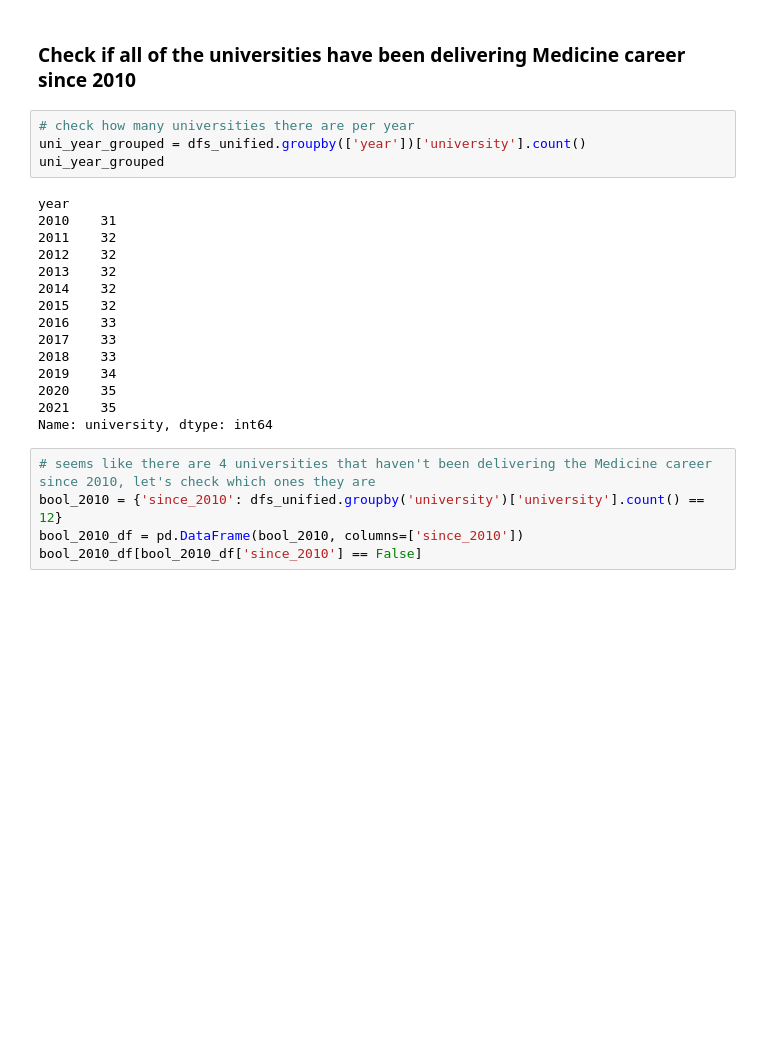
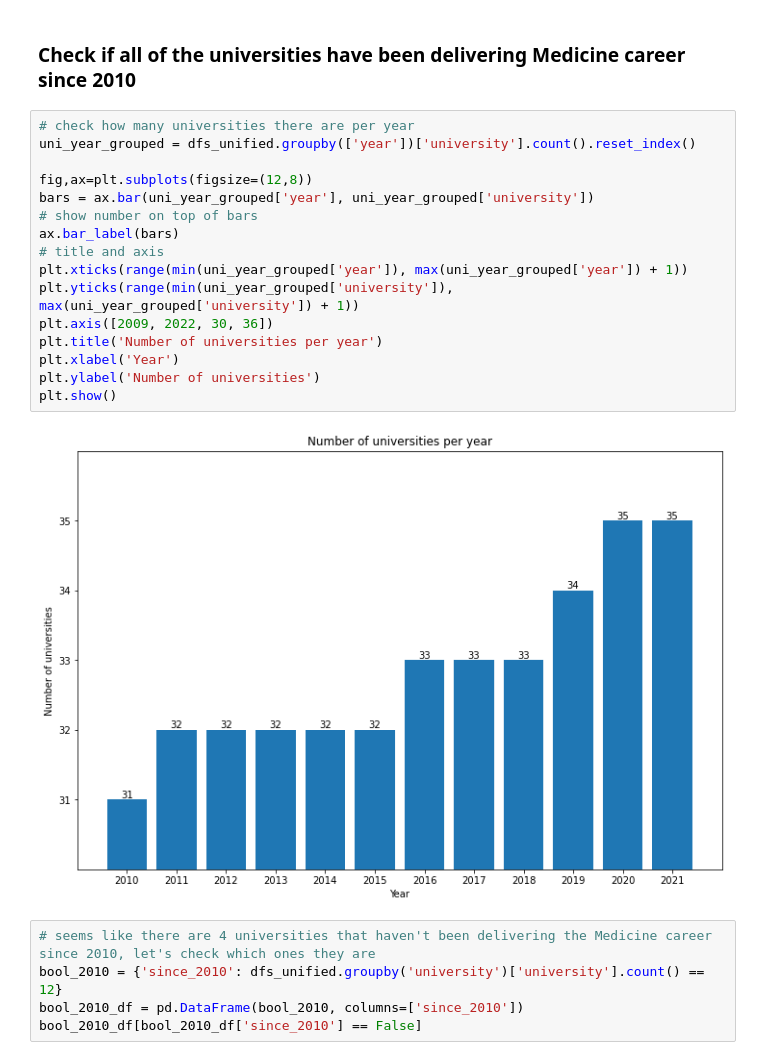
Before and after one commit to MiguelMonederoRubio/MasterDataScience_FinalProject_TFM, a Jupyter notebook: Prediction_Medicine_Selectivity_Scores.ipynb, the cells around one changed output. Saved outputs shown, nothing was run; the diff lists cells and outputs as text; blank space fills up the shorter version.

```diff
--- a/Prediction_Medicine_Selectivity_Scores.ipynb
+++ b/Prediction_Medicine_Selectivity_Scores.ipynb
@@ -346,25 +359,24 @@ all university names are consistent with 2021
 all university names are consistent with 2021
 # %% [markdown]
 ### Check if all of the universities have been delivering Medicine career since 2010
-# %%
-# check how many universities there are per year
-uni_year_grouped = dfs_unified.groupby(['year'])['university'].count()
-uni_year_grouped
-# %% [output]
-year
-2010    31
-2011    32
-2012    32
-2013    32
-2014    32
-2015    32
-2016    33
-2017    33
-2018    33
-2019    34
-2020    35
-2021    35
-Name: university, dtype: int64
+# %%
+# check how many universities there are per year
+uni_year_grouped = dfs_unified.groupby(['year'])['university'].count().reset_index()
+
+fig,ax=plt.subplots(figsize=(12,8))
+bars = ax.bar(uni_year_grouped['year'], uni_year_grouped['university'])
+# show number on top of bars
+ax.bar_label(bars)
+# title and axis
+plt.xticks(range(min(uni_year_grouped['year']), max(uni_year_grouped['year']) + 1))
+plt.yticks(range(min(uni_year_grouped['university']), max(uni_year_grouped['university']) + 1))
+plt.axis([2009, 2022, 30, 36])
+plt.title('Number of universities per year')
+plt.xlabel('Year')
+plt.ylabel('Number of universities')
+plt.show()
+# %% [output]
+[figure, added]
 # %%
 # seems like there are 4 universities that haven't been delivering the Medicine career since 2010, let's check which ones they are
 bool_2010 = {'since_2010': dfs_unified.groupby('university')['university'].count() == 12}
```
Also changed, not shown: parts of 103 cells of this notebook, 4 other files.
